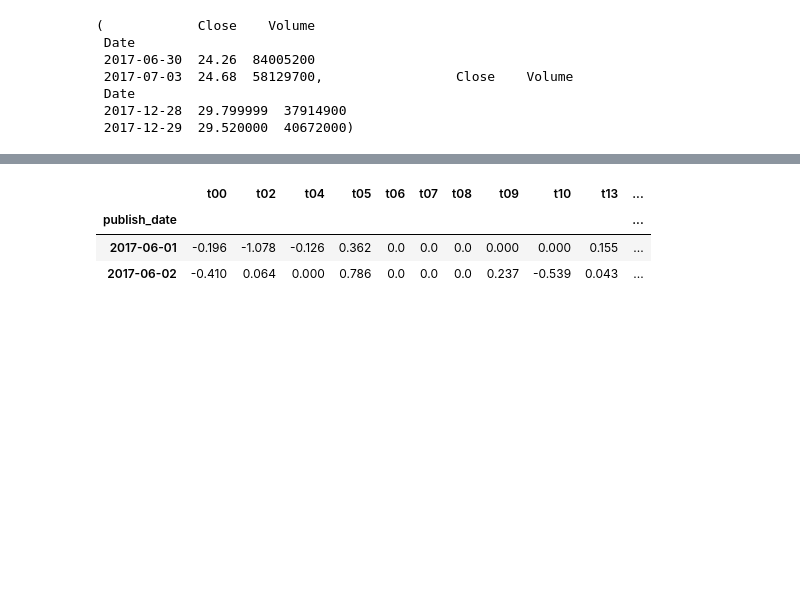
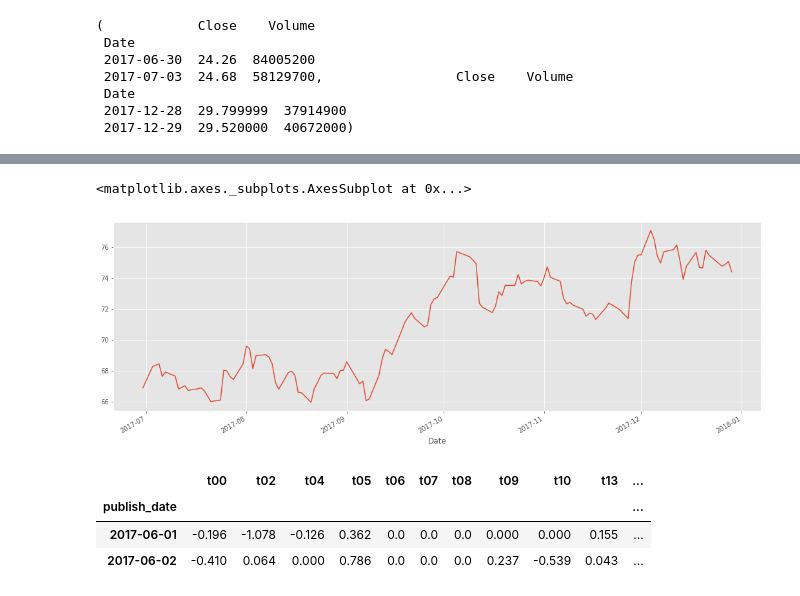
Before and after one commit to rtaubes/news-time-series, a Jupyter notebook: finance-yahoo-ABC.ipynb, the cells around one changed output, grey strips where cells are left out. Cells and saved outputs as stored; diff of their text form; code cells hidden in the pictures; blank space fills up the shorter version.

```diff
--- a/finance-yahoo-ABC.ipynb
+++ b/finance-yahoo-ABC.ipynb
@@ -44,3 +32,8 @@ py.iplot(fig)
+# %%
+df2.Close.plot(figsize=(18, 6))
+# %% [output]
+<matplotlib.axes._subplots.AxesSubplot at 0x...>
+[figure, added]
 # %%
 df_news_score = pd.read_csv(NEWS_SRC, parse_dates=True, index_col='publish_date')
 df_news_idx = df_news_score.index
```
Also changed, not shown: parts of 6 cells of this notebook.
